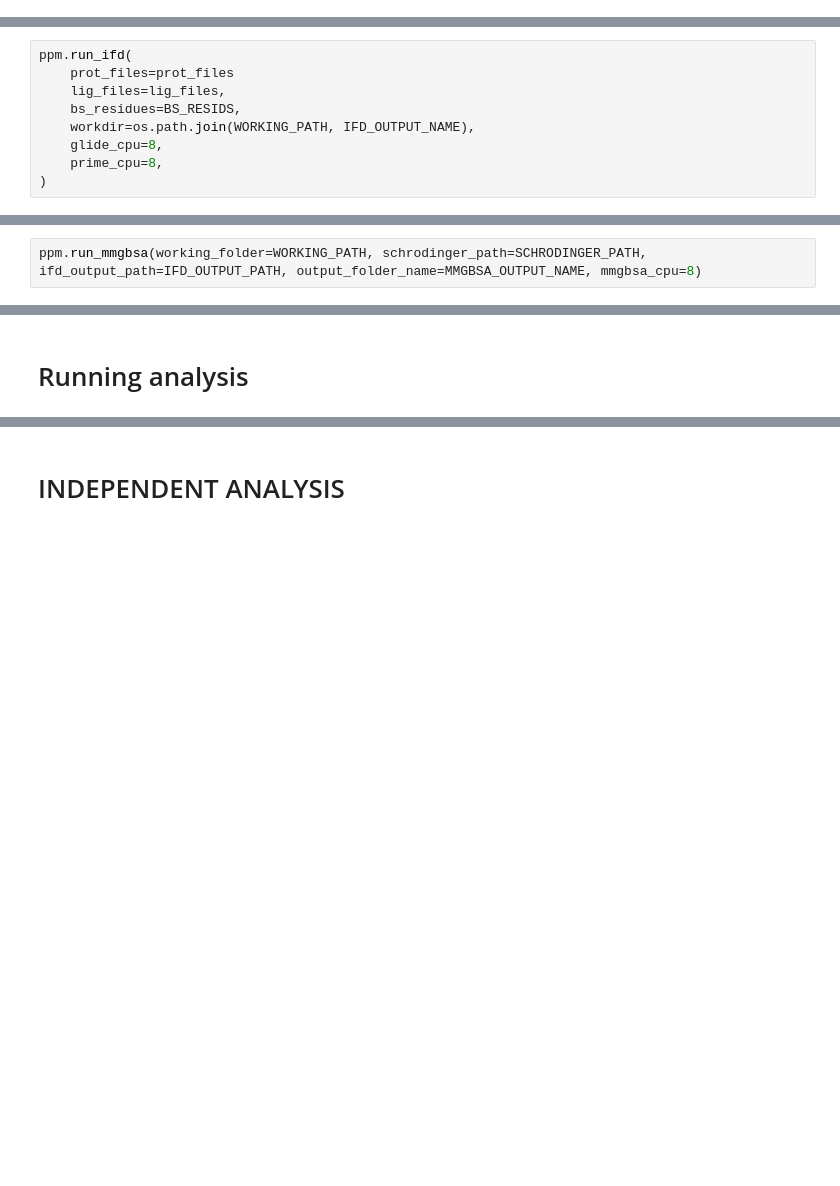
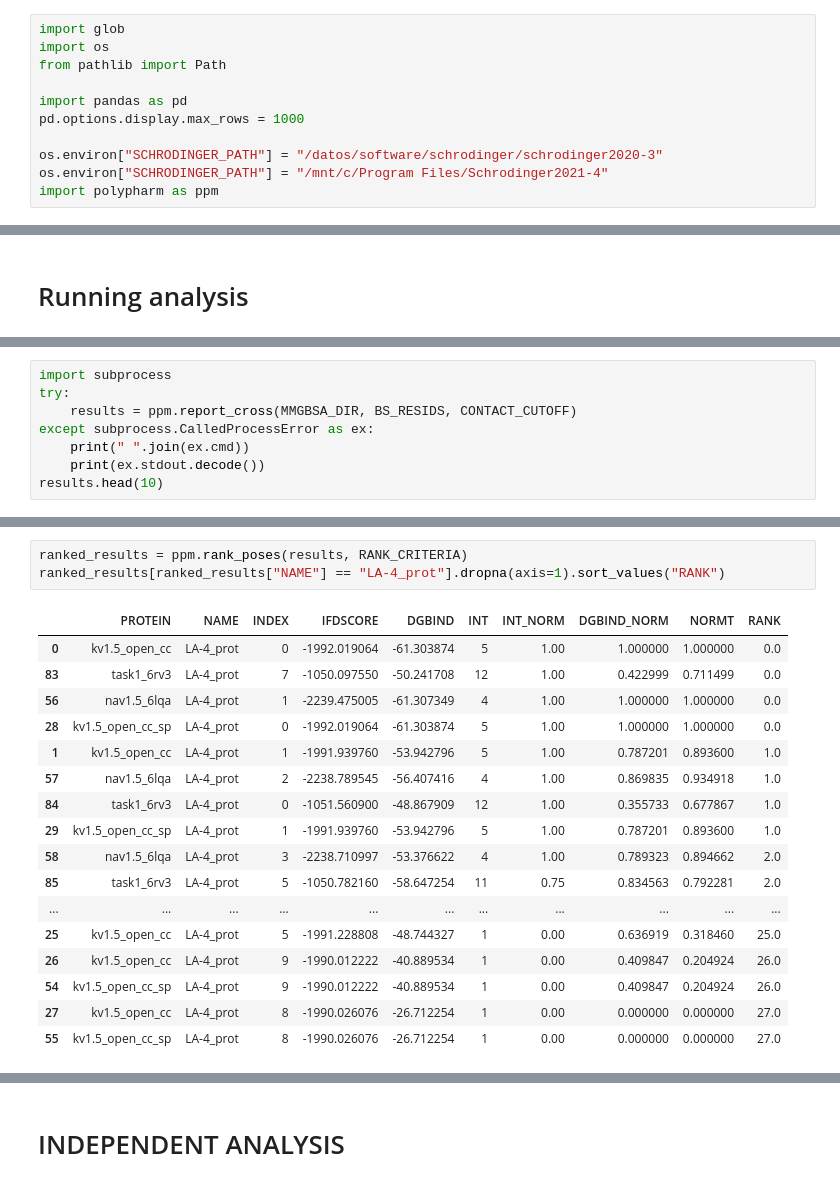
Before and after one commit to ucm-lbqc/polypharm, a Jupyter notebook: polypharm_protocol.ipynb, the cells around one changed output, grey strips where cells are left out. Saved outputs shown, nothing was run; the diff lists cells and outputs as text; blank space fills up the shorter version.

```diff
--- a/polypharm_protocol.ipynb
+++ b/polypharm_protocol.ipynb
@@ -8,3 +3,14 @@ import polypharm as ppm
+# %%
+import glob
+import os
+from pathlib import Path
+
+import pandas as pd
+pd.options.display.max_rows = 1000
+
+os.environ["SCHRODINGER_PATH"] = "/datos/software/schrodinger/schrodinger2020-3"
+os.environ["SCHRODINGER_PATH"] = "/mnt/c/Program Files/Schrodinger2021-4"
+import polypharm as ppm
 # %% [markdown]
 # Variable settings
 # %%
@@ -42,11 +41,2 @@ lig_files = glob.glob(os.path.join(LIGANDS_PATH, "*.mae*"))
 # %% [markdown]
 # Running IFD calculations
-# %%
-ppm.run_ifd(
-    prot_files=prot_files
-    lig_files=lig_files,
-    bs_residues=BS_RESIDS,
-    workdir=os.path.join(WORKING_PATH, IFD_OUTPUT_NAME),
-    glide_cpu=8,
-    prime_cpu=8,
-)
@@ -66,4 +54,2 @@ Folder LA-4_prot already exists, calculation skipped ...
 # %% [markdown]
 # Running MMGBSA calculations
-# %%
-ppm.run_mmgbsa(working_folder=WORKING_PATH, schrodinger_path=SCHRODINGER_PATH, ifd_output_path=IFD_OUTPUT_PATH, output_folder_name=MMGBSA_OUTPUT_NAME, mmgbsa_cpu=8)
@@ -116,0 +64,8 @@ new_ranking
+# %%
+import subprocess
+try:
+    results = ppm.report_cross(MMGBSA_DIR, BS_RESIDS, CONTACT_CUTOFF)
+except subprocess.CalledProcessError as ex:
+    print(" ".join(ex.cmd))
+    print(ex.stdout.decode())
+results.head(10)
@@ -116,0 +85,21 @@ new_ranking
+# %%
+ranked_results = ppm.rank_poses(results, RANK_CRITERIA)
+ranked_results[ranked_results["NAME"] == "LA-4_prot"].dropna(axis=1).sort_values("RANK")
+# %% [output]
+|  | PROTEIN | NAME | INDEX | IFDSCORE | DGBIND | INT | INT_NORM | DGBIND_NORM | NORMT | RANK |
+| 0 | kv1.5_open_cc | LA-4_prot | 0 | -1992.019064 | -61.303874 | 5 | 1.00 | 1.000000 | 1.000000 | 0.0 |
+| 83 | task1_6rv3 | LA-4_prot | 7 | -1050.097550 | -50.241708 | 12 | 1.00 | 0.422999 | 0.711499 | 0.0 |
+| 56 | nav1.5_6lqa | LA-4_prot | 1 | -2239.475005 | -61.307349 | 4 | 1.00 | 1.000000 | 1.000000 | 0.0 |
+| 28 | kv1.5_open_cc_sp | LA-4_prot | 0 | -1992.019064 | -61.303874 | 5 | 1.00 | 1.000000 | 1.000000 | 0.0 |
+| 1 | kv1.5_open_cc | LA-4_prot | 1 | -1991.939760 | -53.942796 | 5 | 1.00 | 0.787201 | 0.893600 | 1.0 |
+| 57 | nav1.5_6lqa | LA-4_prot | 2 | -2238.789545 | -56.407416 | 4 | 1.00 | 0.869835 | 0.934918 | 1.0 |
+| 84 | task1_6rv3 | LA-4_prot | 0 | -1051.560900 | -48.867909 | 12 | 1.00 | 0.355733 | 0.677867 | 1.0 |
+| 29 | kv1.5_open_cc_sp | LA-4_prot | 1 | -1991.939760 | -53.942796 | 5 | 1.00 | 0.787201 | 0.893600 | 1.0 |
+| 58 | nav1.5_6lqa | LA-4_prot | 3 | -2238.710997 | -53.376622 | 4 | 1.00 | 0.789323 | 0.894662 | 2.0 |
+| 85 | task1_6rv3 | LA-4_prot | 5 | -1050.782160 | -58.647254 | 11 | 0.75 | 0.834563 | 0.792281 | 2.0 |
+| ... | ... | ... | ... | ... | ... | ... | ... | ... | ... | ... |
+| 25 | kv1.5_open_cc | LA-4_prot | 5 | -1991.228808 | -48.744327 | 1 | 0.00 | 0.636919 | 0.318460 | 25.0 |
+| 26 | kv1.5_open_cc | LA-4_prot | 9 | -1990.012222 | -40.889534 | 1 | 0.00 | 0.409847 | 0.204924 | 26.0 |
+| 54 | kv1.5_open_cc_sp | LA-4_prot | 9 | -1990.012222 | -40.889534 | 1 | 0.00 | 0.409847 | 0.204924 | 26.0 |
+| 27 | kv1.5_open_cc | LA-4_prot | 8 | -1990.026076 | -26.712254 | 1 | 0.00 | 0.000000 | 0.000000 | 27.0 |
+| 55 | kv1.5_open_cc_sp | LA-4_prot | 8 | -1990.026076 | -26.712254 | 1 | 0.00 | 0.000000 | 0.000000 | 27.0 |
```
Also changed, not shown: parts of 16 cells of this notebook.
